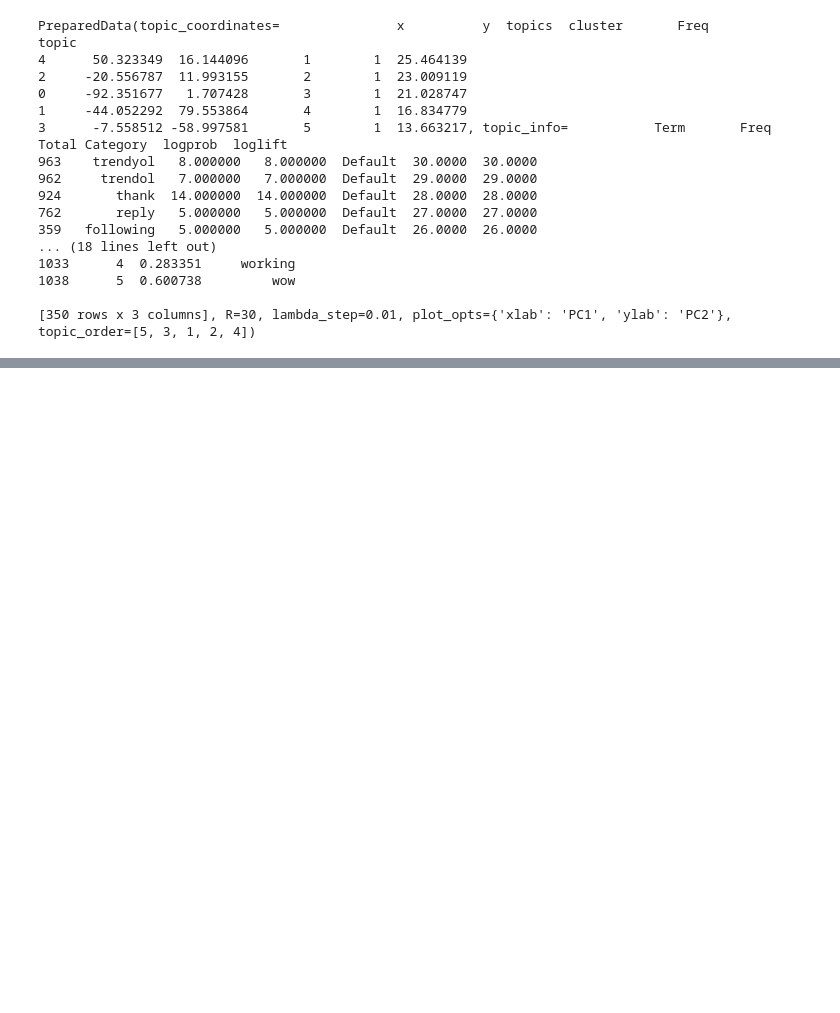
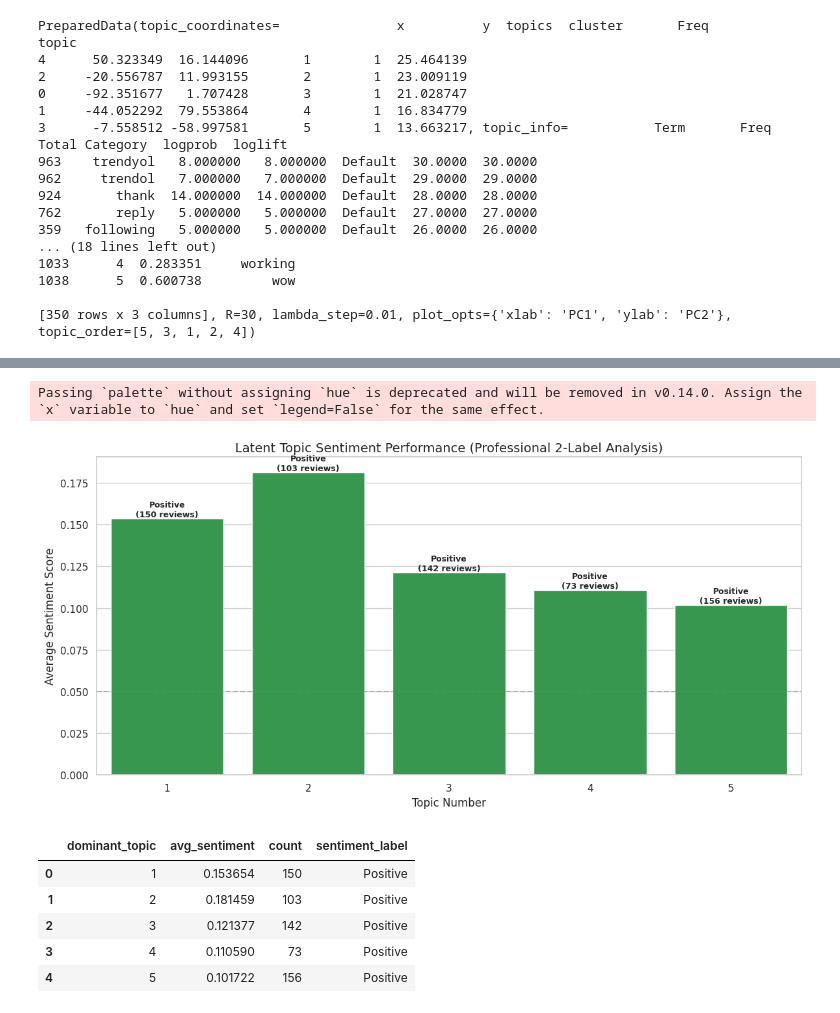
Before and after one commit to LatiefDataVisionary/pm-tools-absa-analysis, a Jupyter notebook: notebook/absa_x.ipynb, the cells around one changed output, grey strips where cells are left out. Drawn from its saved outputs; the diff is of its cells as text; code cells hidden in the pictures; blank space fills up the shorter version.

Commit message:
Kurangnya Analisis Sentimen Terhadap 'Topic' (LDA)

```diff
--- a/notebook/absa_x.ipynb
+++ b/notebook/absa_x.ipynb
@@ -1273,0 +1278,59 @@ topic
+# %%
+def analyze_topic_sentiment(df, model, vectorizer):
+    """
+    Calculates and visualizes the average sentiment for each LDA topic.
+    """
+    # 1. Get topic distribution
+    dtm = vectorizer.transform(df['clean_text'])
+    topic_dist = model.transform(dtm)
+
+    # 2. Add sentiment scores (re-calculating for accuracy in this context)
+    df['sentiment_score'] = df['clean_text'].apply(lambda x: TextBlob(x).sentiment.polarity)
+
+    # 3. Assign dominant topic
+    df['dominant_topic'] = topic_dist.argmax(axis=1) + 1
+
+    # 4. Aggregate sentiment by topic
+    topic_sentiment = df.groupby('dominant_topic').agg(
+        avg_sentiment=('sentiment_score', 'mean'),
+        count=('sentiment_score', 'count')
+    ).reset_index()
+
+    # 5. Apply 2-Label Classification (Positive/Negative)
+    topic_sentiment['sentiment_label'] = topic_sentiment['avg_sentiment'].apply(
+        lambda x: 'Positive' if x >= 0.05 else 'Negative'
+    )
+
+    # Visualization
+    plt.figure(figsize=(12, 6))
+    colors = topic_sentiment['sentiment_label'].map({'Positive': '#28a745', 'Negative': '#dc3545'})
+
+    sns.barplot(x='dominant_topic', y='avg_sentiment', data=topic_sentiment, palette=colors.tolist())
+
+    plt.axhline(0.05, ls='--', color='gray', alpha=0.5)
+    plt.title('Latent Topic Sentiment Performance (Professional 2-Label Analysis)')
+    plt.xlabel('Topic Number')
+    plt.ylabel('Average Sentiment Score')
+
+    # Annotate bars
+    for i, row in topic_sentiment.iterrows():
+        plt.text(i, row['avg_sentiment'], f"{row['sentiment_label']}\n({row['count']} reviews)",
+                 ha='center', va='bottom', fontsize=9, fontweight='bold')
+
+    plt.tight_layout()
+    plt.show()
+
+    display(topic_sentiment)
+    return topic_sentiment
+
+# Execute Topic Sentiment Analysis
+topic_perf_df = analyze_topic_sentiment(combined_df, lda_model, tfidf_vec)
+# %% [output]
+Passing `palette` without assigning `hue` is deprecated and will be removed in v0.14.0. Assign the `x` variable to `hue` and set `legend=False` for the same effect.
+[figure, added]
+|  | dominant_topic | avg_sentiment | count | sentiment_label |
+| 0 | 1 | 0.153654 | 150 | Positive |
+| 1 | 2 | 0.181459 | 103 | Positive |
+| 2 | 3 | 0.121377 | 142 | Positive |
+| 3 | 4 | 0.110590 | 73 | Positive |
+| 4 | 5 | 0.101722 | 156 | Positive |
```
Also changed, not shown: parts of 4 cells of this notebook.
